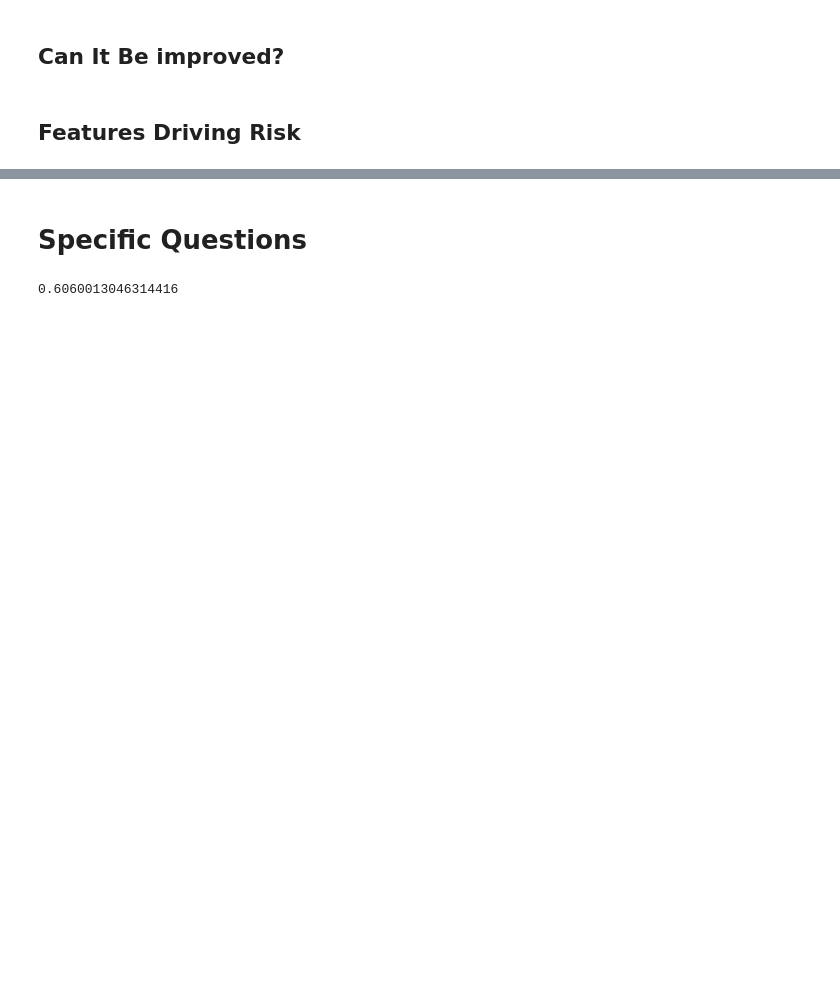
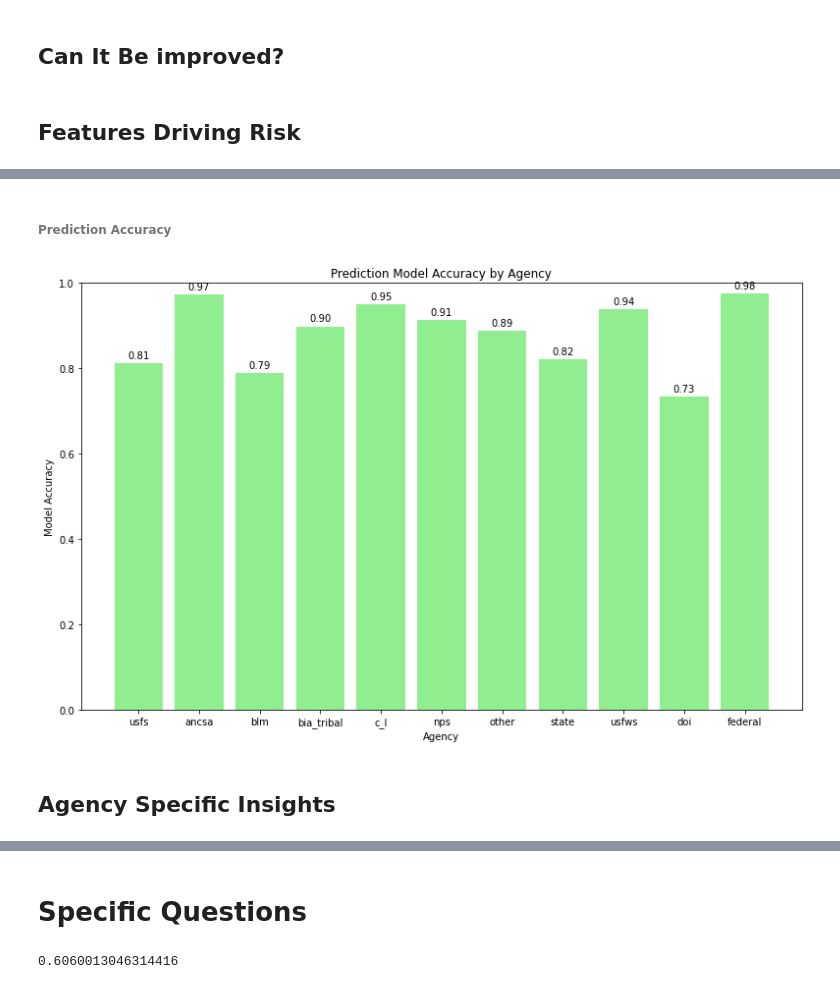
Before and after one commit to aidanwagers/Capstone-Fire-Text-Analysis, a Jupyter notebook: Product Notebook.ipynb, the cells around one changed output, grey strips where cells are left out. Drawn from its saved outputs; the diff is of its cells as text; code cells hidden in the pictures; blank space fills up the shorter version.

```diff
--- a/Product Notebook.ipynb
+++ b/Product Notebook.ipynb
@@ -2251,0 +2363,32 @@ stack_score
+# %% [markdown]
+###### Prediction Accuracy
+# %%
+model_accuracies = {agency: data['model_performance']['accuracy'] for agency, data in agency_involvement.items()}
+agencies = list(model_accuracies.keys())
+accuracies = list(model_accuracies.values())
+
+# Creating a bar chart for model accuracies
+fig, ax = plt.subplots(figsize=(11,7))
+bars = ax.bar(agencies, accuracies, color='lightgreen')
+
+# Adding labels and title
+ax.set_xlabel('Agency')
+ax.set_ylabel('Model Accuracy')
+ax.set_title('Prediction Model Accuracy by Agency')
+ax.set_ylim(0, 1)  # Accuracy range is 0 to 1
+
+# Adding accuracy labels above bars
+for bar in bars:
+    height = bar.get_height()
+    ax.annotate(f'{height:.2f}',
+                xy=(bar.get_x() + bar.get_width() / 2, height),
+                xytext=(0, 3),  # 3 points vertical offset
+                textcoords="offset points",
+                ha='center', va='bottom')
+
+plt.tight_layout()
+plt.show()
+# %% [output]
+[figure, added]
+# %% [markdown]
+## Agency Specific Insights
```
Also changed, not shown: parts of 47 cells of this notebook.
